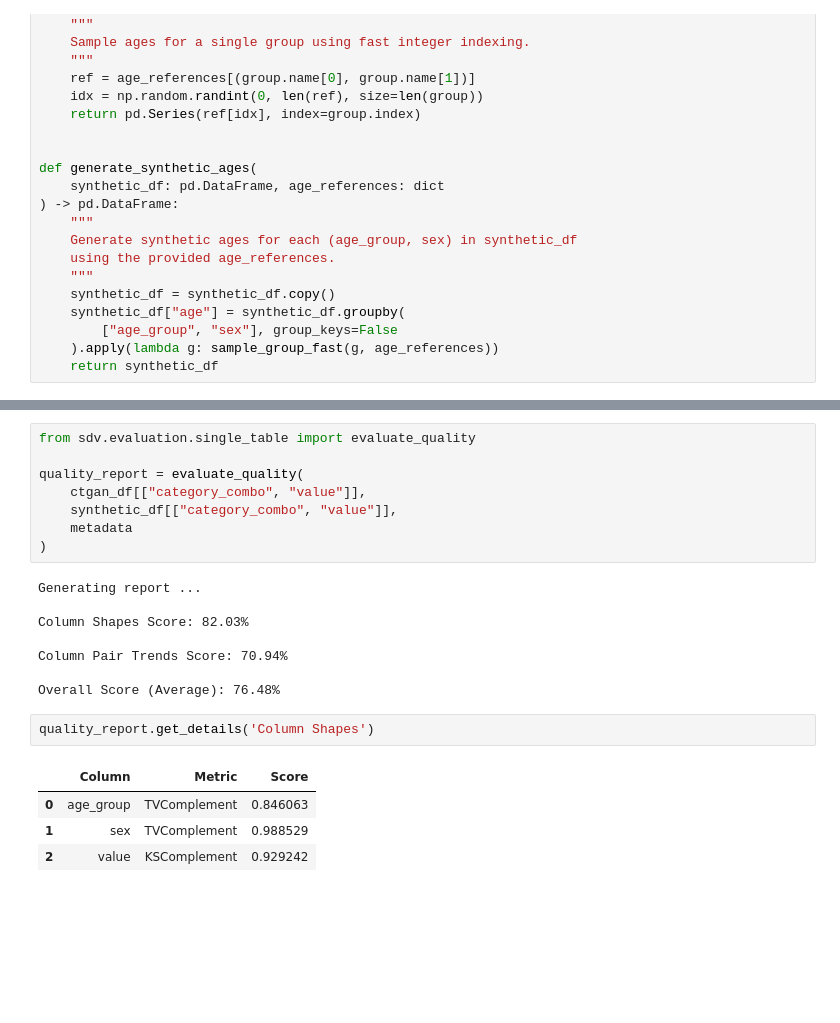
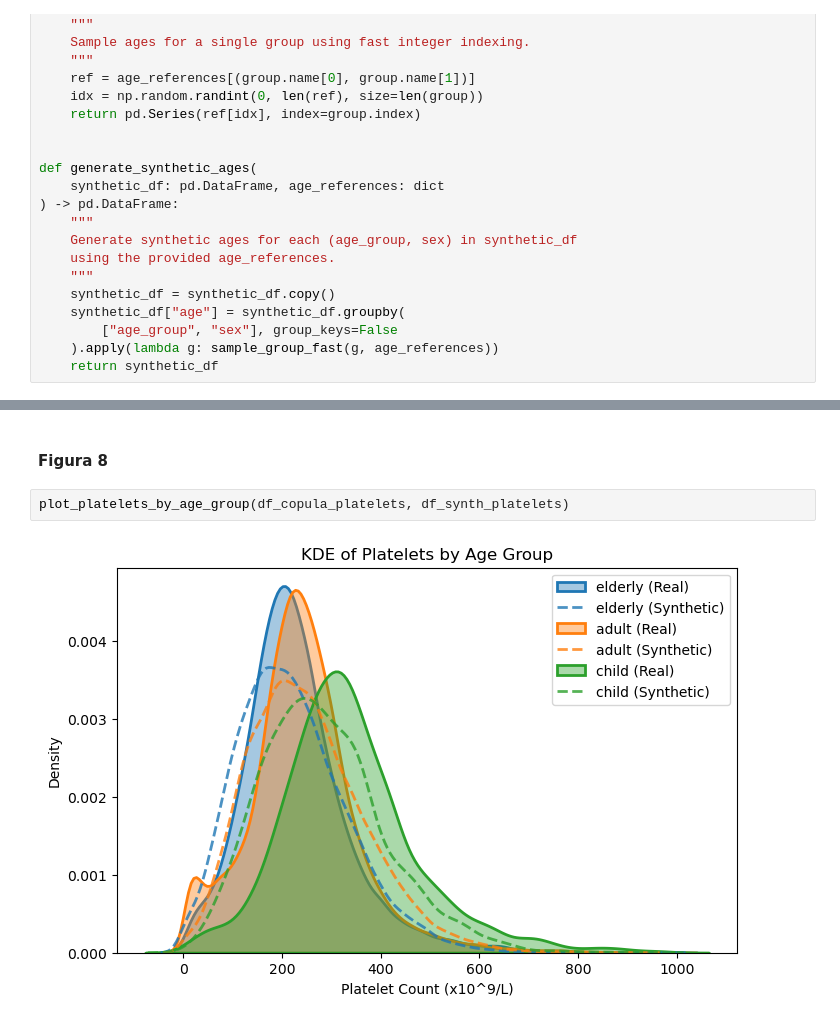
Before and after one commit to krisandre7/ia376n_ia_generativa, a Jupyter notebook: tarefa.ipynb, the cells around one changed output, grey strips where cells are left out. Saved outputs shown, nothing was run; the diff lists cells and outputs as text; blank space fills up the shorter version.

```diff
--- a/tarefa.ipynb
+++ b/tarefa.ipynb
@@ -1265,23 +1007,6 @@ SD, standard deviation; CI, confidence interval.
-# %%
-from sdv.evaluation.single_table import evaluate_quality
-
-quality_report = evaluate_quality(
-    ctgan_df[["category_combo", "value"]],
-    synthetic_df[["category_combo", "value"]],
-    metadata
-)
-# %% [output]
-Generating report ...
-
-Column Shapes Score: 82.03%
-
-Column Pair Trends Score: 70.94%
-
-Overall Score (Average): 76.48%
-# %%
-quality_report.get_details('Column Shapes')
-# %% [output]
-|  | Column | Metric | Score |
-| 0 | age_group | TVComplement | 0.846063 |
-| 1 | sex | TVComplement | 0.988529 |
-| 2 | value | KSComplement | 0.929242 |
+# %% [markdown]
+#### Figura 8
+# %%
+plot_platelets_by_age_group(df_copula_platelets, df_synth_platelets)
+# %% [output]
+[figure, added]
```
Also changed, not shown: parts of 44 cells of this notebook.
